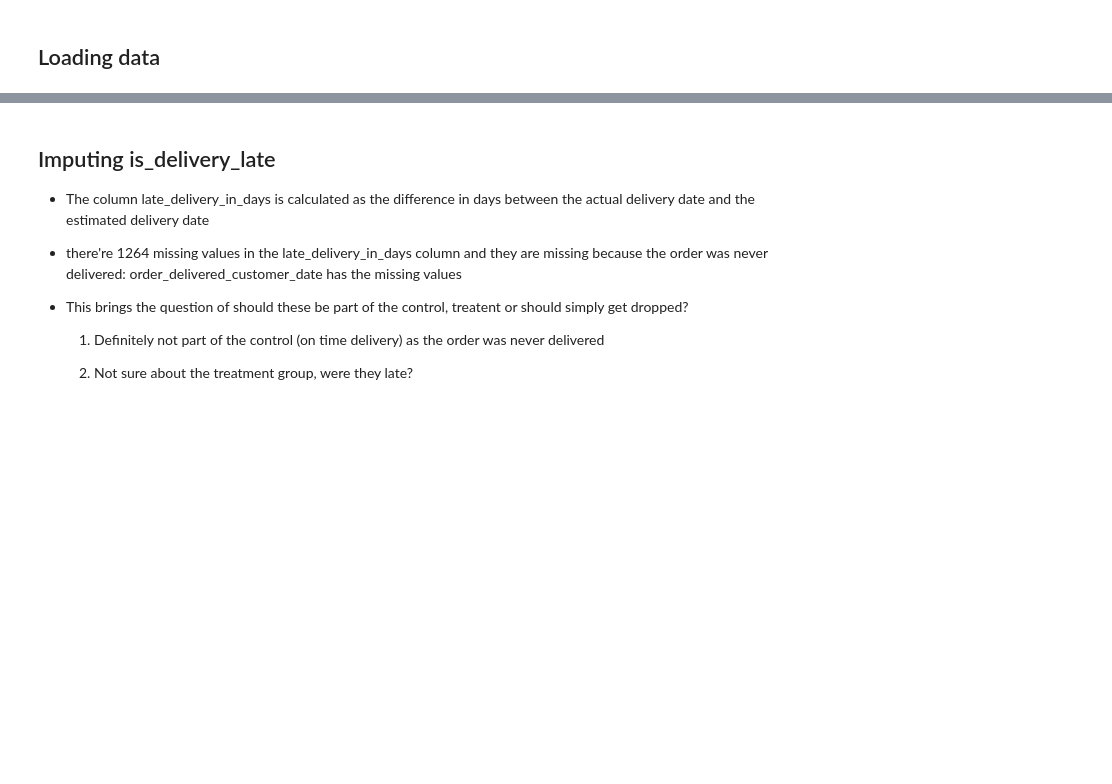
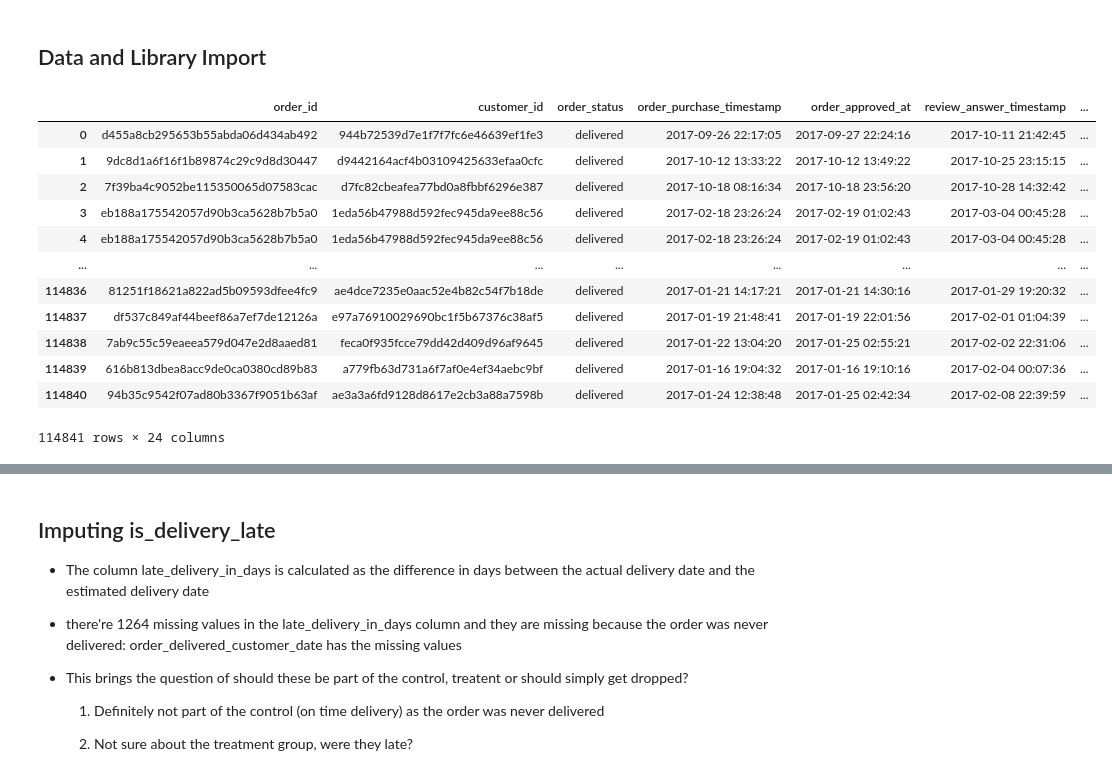
Before and after one commit to menni99/causal-attribution-analysis, a Jupyter notebook: notebooks/data-exploration.ipynb, the cells around one changed output, grey strips where cells are left out. Cells and saved outputs as stored; diff of their text form; code cells hidden in the pictures; blank space fills up the shorter version.

```diff
--- a/notebooks/data-exploration.ipynb
+++ b/notebooks/data-exploration.ipynb
@@ -1,4 +1,4 @@
-# %% [markdown]
-## Loading data
+# %% [markdown]
+<h2> Data and Library Import </h2>
 # %%
 import sys
@@ -25,2 +36,18 @@ pd.set_option('display.max_columns', None)
 # %%
 df = pd.read_csv("../data/processed/data.csv")
+# %%
+df
+# %% [output]
+|  | order_id | customer_id | order_status | order_purchase_timestamp | order_approved_at | review_answer_timestamp | ... |
+| 0 | d455a8cb295653b55abda06d434ab492 | 944b72539d7e1f7f7fc6e46639ef1fe3 | delivered | 2017-09-26 22:17:05 | 2017-09-27 22:24:16 | 2017-10-11 21:42:45 | ... |
+| 1 | 9dc8d1a6f16f1b89874c29c9d8d30447 | d9442164acf4b03109425633efaa0cfc | delivered | 2017-10-12 13:33:22 | 2017-10-12 13:49:22 | 2017-10-25 23:15:15 | ... |
+| 2 | 7f39ba4c9052be115350065d07583cac | d7fc82cbeafea77bd0a8fbbf6296e387 | delivered | 2017-10-18 08:16:34 | 2017-10-18 23:56:20 | 2017-10-28 14:32:42 | ... |
+| 3 | eb188a175542057d90b3ca5628b7b5a0 | 1eda56b47988d592fec945da9ee88c56 | delivered | 2017-02-18 23:26:24 | 2017-02-19 01:02:43 | 2017-03-04 00:45:28 | ... |
+| 4 | eb188a175542057d90b3ca5628b7b5a0 | 1eda56b47988d592fec945da9ee88c56 | delivered | 2017-02-18 23:26:24 | 2017-02-19 01:02:43 | 2017-03-04 00:45:28 | ... |
+| ... | ... | ... | ... | ... | ... | ... | ... |
+| 114836 | 81251f18621a822ad5b09593dfee4fc9 | ae4dce7235e0aac52e4b82c54f7b18de | delivered | 2017-01-21 14:17:21 | 2017-01-21 14:30:16 | 2017-01-29 19:20:32 | ... |
+| 114837 | df537c849af44beef86a7ef7de12126a | e97a76910029690bc1f5b67376c38af5 | delivered | 2017-01-19 21:48:41 | 2017-01-19 22:01:56 | 2017-02-01 01:04:39 | ... |
+| 114838 | 7ab9c55c59eaeea579d047e2d8aaed81 | feca0f935fcce79dd42d409d96af9645 | delivered | 2017-01-22 13:04:20 | 2017-01-25 02:55:21 | 2017-02-02 22:31:06 | ... |
+| 114839 | 616b813dbea8acc9de0ca0380cd89b83 | a779fb63d731a6f7af0e4ef34aebc9bf | delivered | 2017-01-16 19:04:32 | 2017-01-16 19:10:16 | 2017-02-04 00:07:36 | ... |
+| 114840 | 94b35c9542f07ad80b3367f9051b63af | ae3a3a6fd9128d8617e2cb3a88a7598b | delivered | 2017-01-24 12:38:48 | 2017-01-25 02:42:34 | 2017-02-08 22:39:59 | ... |
+114841 rows × 24 columns
```
Also changed, not shown: parts of 39 cells of this notebook.
